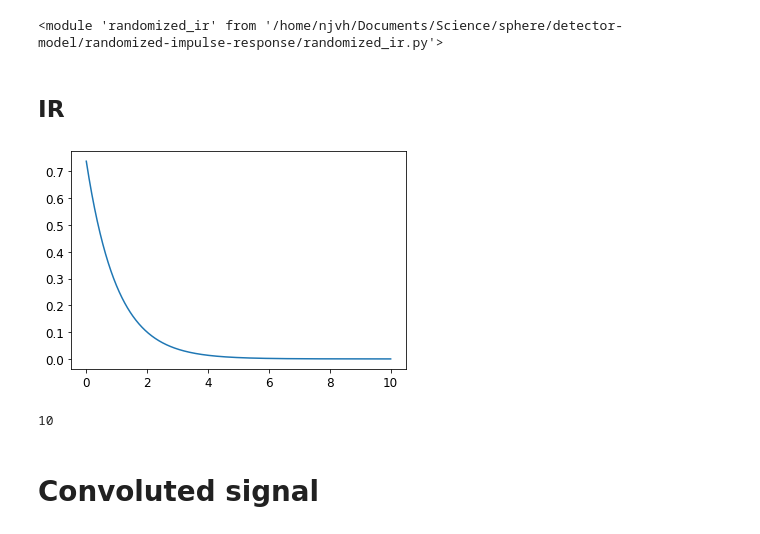
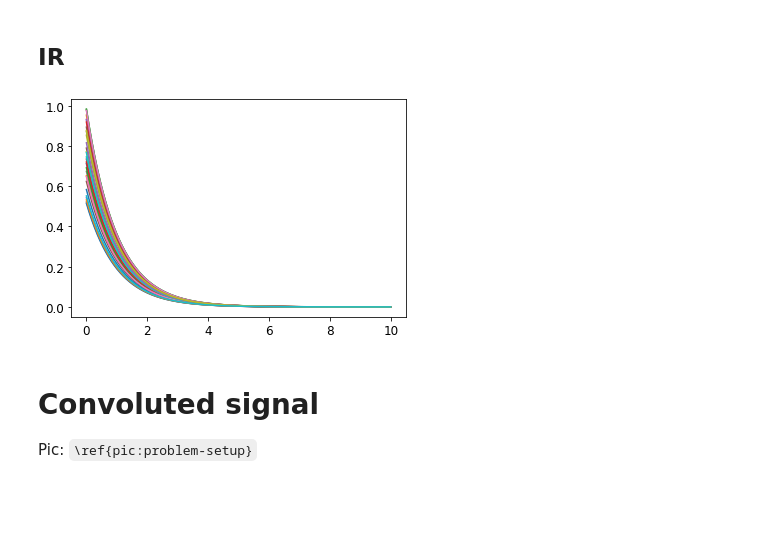
Before and after one commit to nj-vs-vh/master-thesis, a Jupyter notebook: demo.ipynb, the cells around one changed output. Drawn from its saved outputs; the diff is of its cells as text; code cells hidden in the pictures; blank space fills up the shorter version.

```diff
--- a/demo.ipynb
+++ b/demo.ipynb
@@ -11,34 +12,33 @@ from utils import generate_poissonian_ns
 matplotlib.rcParams.update({'font.size': 12})
 # %%
 from importlib import reload
-reload(randomized_ir)
+
+def reload_modules():
+    reload(randomized_ir)
+    reload(plots)
-# %% [output]
-<module 'randomized_ir' from '/home/njvh/Documents/Science/sphere/detector-model/randomized-impulse-response/randomized_ir.py'>
 # %% [markdown]
 ## IR
 # %%
 gamma = 1
 
 pts_per_bin = 100
-n_bins = 10
+L_true = 10
 
-ir_x = np.linspace(0, n_bins, n_bins * pts_per_bin)
+ir_x = np.linspace(0, L_true, int(L_true * pts_per_bin))
 
 # exp-decay
 ir_y = np.exp(- gamma * ir_x)
 
 # step
 # step_witdh = 2
 # ir_y = (ir_x < step_witdh).astype('float')
 
-rir = randomized_ir.RandomizedIr(ir_x, ir_y, factor=lambda: 0.5 + 0.5*random())
+rir = randomized_ir.RandomizedIr(ir_x, ir_y, factor=lambda: 0.5 + random()*0.5)
 
-rir.plot_realization()
+rir.plot_realizations(count=30)
 # %% [output]
-[figure, old version]
+[figure, new version]
-# %%
-rir.nbins
-# %% [output]
-10
 # %% [markdown]
 # Convoluted signal
+
+Pic: `\ref{pic:problem-setup}`
```
Also changed, not shown: parts of 11 cells of this notebook, 7 other files.
